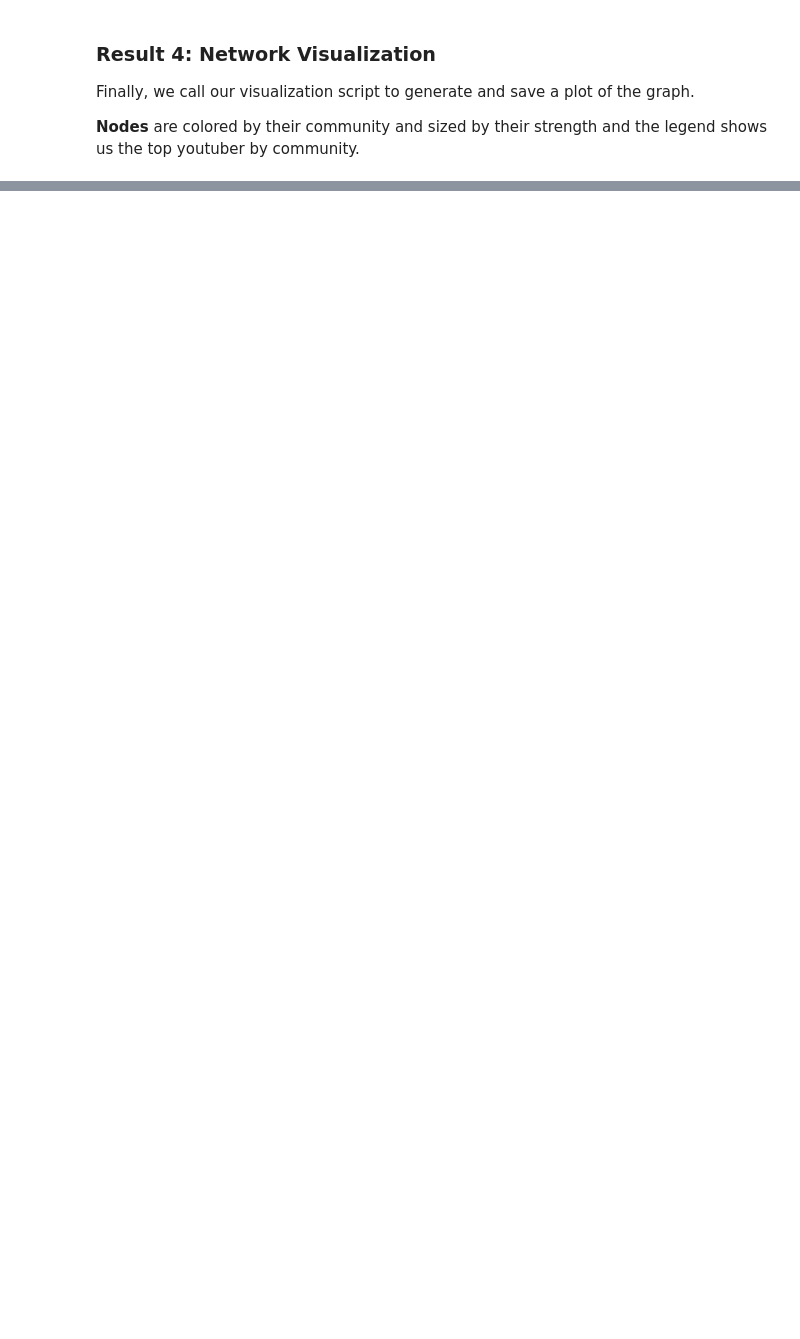
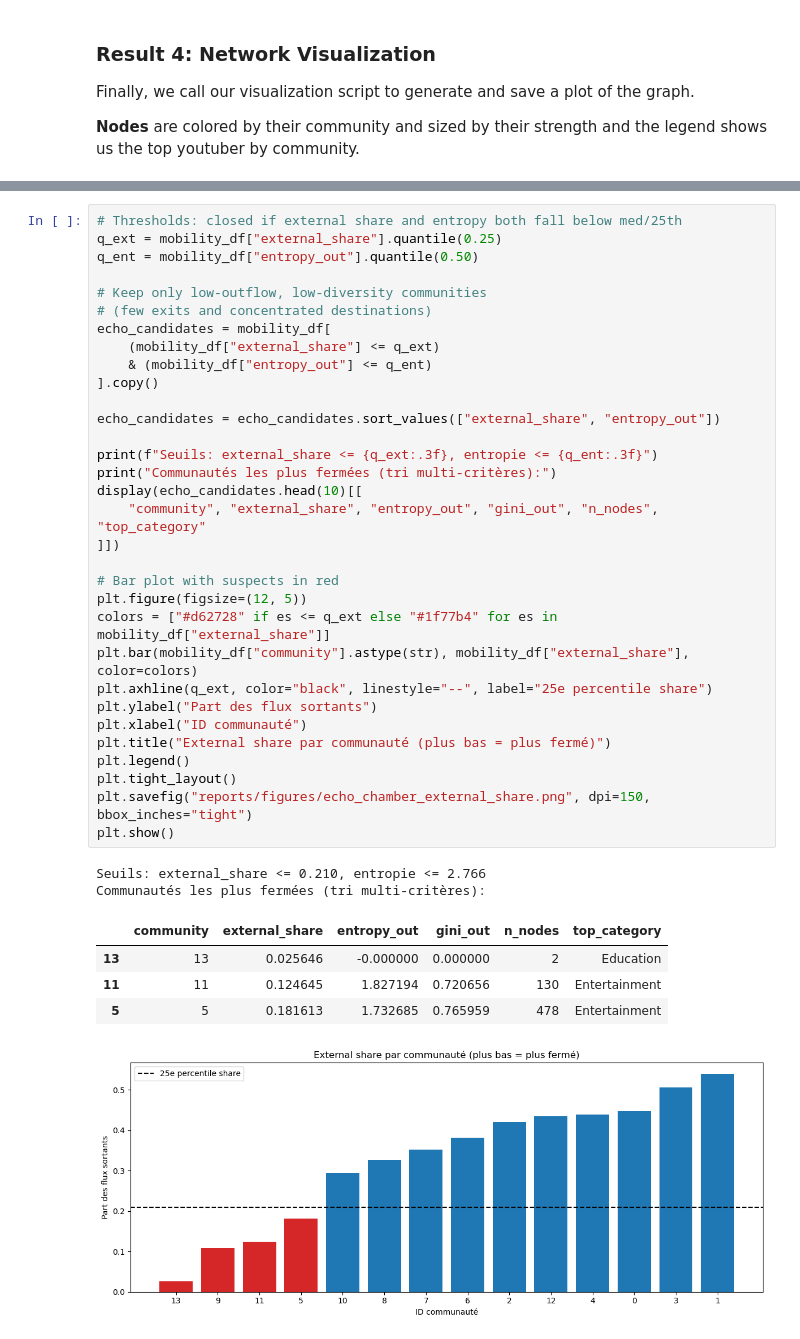
Before and after one commit to epfl-ada/ada-2025-project-zlayjiya, a Jupyter notebook: results.ipynb, the cells around one changed output, grey strips where cells are left out. Cells and saved outputs as stored; diff of their text form; blank space fills up the shorter version.

Commit message:
Part 3 without conclusions

```diff
--- a/results.ipynb
+++ b/results.ipynb
@@ -269,0 +499,40 @@ Visualization subgraph: 187 nodes, 5014 edges
+# %%
+# Thresholds: closed if external share and entropy both fall below med/25th
+q_ext = mobility_df["external_share"].quantile(0.25)
+q_ent = mobility_df["entropy_out"].quantile(0.50)
+
+# Keep only low-outflow, low-diversity communities
+# (few exits and concentrated destinations)
+echo_candidates = mobility_df[
+    (mobility_df["external_share"] <= q_ext)
+    & (mobility_df["entropy_out"] <= q_ent)
+].copy()
+
+echo_candidates = echo_candidates.sort_values(["external_share", "entropy_out"])
+
+print(f"Seuils: external_share <= {q_ext:.3f}, entropie <= {q_ent:.3f}")
+print("Communautés les plus fermées (tri multi-critères):")
+display(echo_candidates.head(10)[[
+    "community", "external_share", "entropy_out", "gini_out", "n_nodes", "top_category"
+]])
+
+# Bar plot with suspects in red
+plt.figure(figsize=(12, 5))
+colors = ["#d62728" if es <= q_ext else "#1f77b4" for es in mobility_df["external_share"]]
+plt.bar(mobility_df["community"].astype(str), mobility_df["external_share"], color=colors)
+plt.axhline(q_ext, color="black", linestyle="--", label="25e percentile share")
+plt.ylabel("Part des flux sortants")
+plt.xlabel("ID communauté")
+plt.title("External share par communauté (plus bas = plus fermé)")
+plt.legend()
+plt.tight_layout()
+plt.savefig("reports/figures/echo_chamber_external_share.png", dpi=150, bbox_inches="tight")
+plt.show()
+# %% [output]
+Seuils: external_share <= 0.210, entropie <= 2.766
+Communautés les plus fermées (tri multi-critères):
+|  | community | external_share | entropy_out | gini_out | n_nodes | top_category |
+| 13 | 13 | 0.025646 | -0.000000 | 0.000000 | 2 | Education |
+| 11 | 11 | 0.124645 | 1.827194 | 0.720656 | 130 | Entertainment |
+| 5 | 5 | 0.181613 | 1.732685 | 0.765959 | 478 | Entertainment |
+[figure, added]
```
Also changed, not shown: parts of 29 cells of this notebook.
